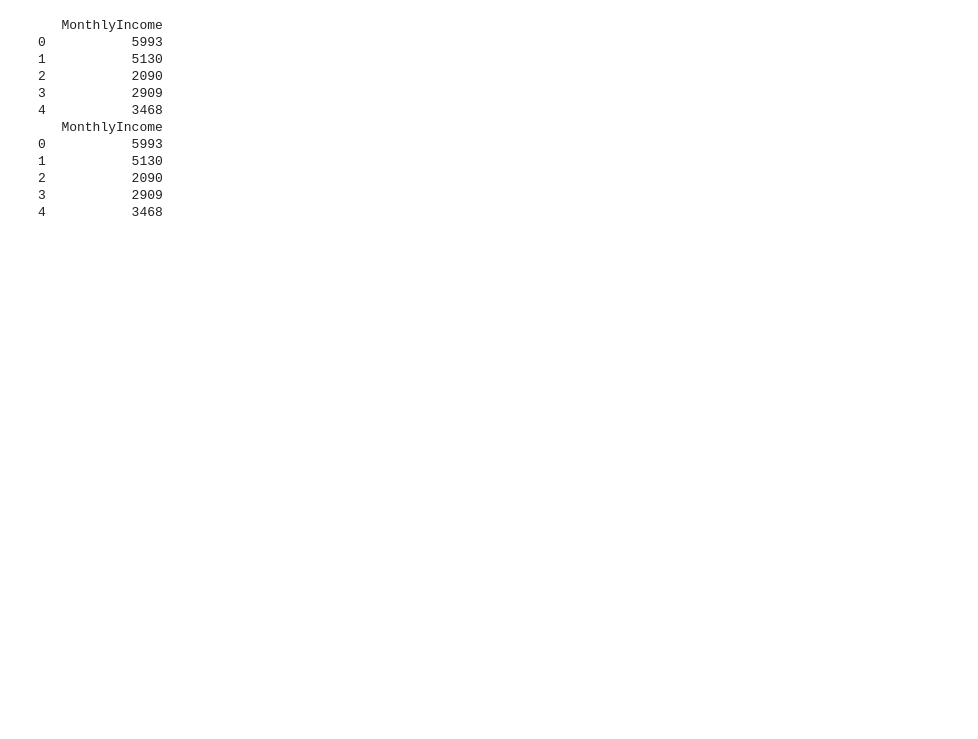
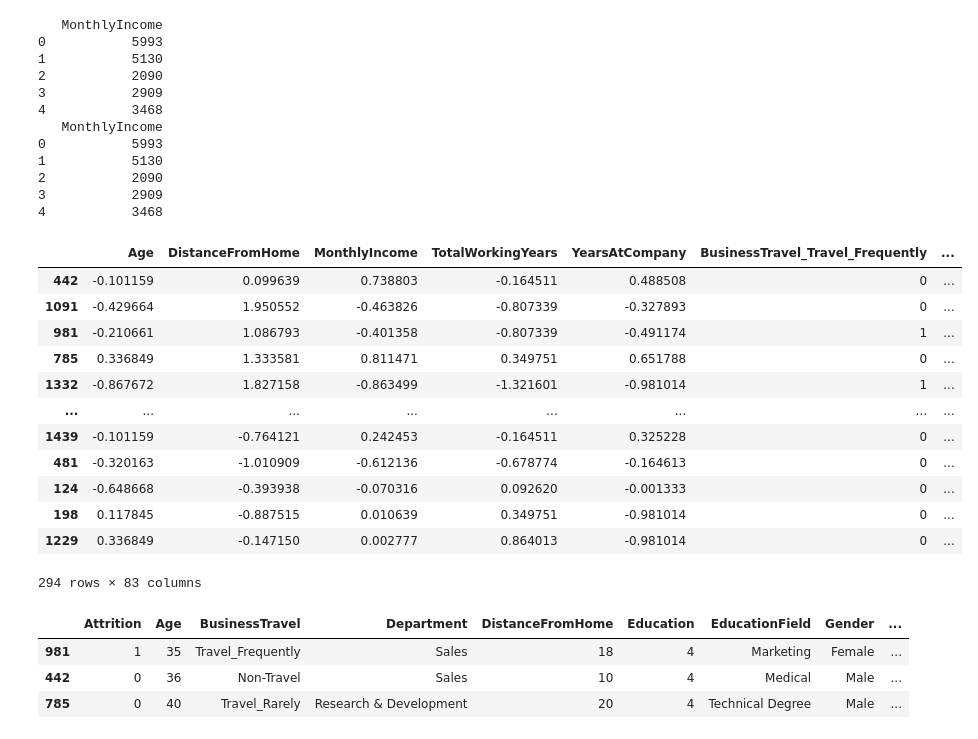
Before and after one commit to 24akhil/employee-churn-notebook, a Jupyter notebook: Employee_attrition_prediction.ipynb, the cells around one changed output. Drawn from its saved outputs; the diff is of its cells as text; code cells hidden in the pictures; blank space fills up the shorter version.

```diff
--- a/Employee_attrition_prediction.ipynb
+++ b/Employee_attrition_prediction.ipynb
@@ -629,0 +659,23 @@ print(testDf[['MonthlyIncome']].head())
+# %%
+xtest
+# %% [output]
+|  | Age | DistanceFromHome | MonthlyIncome | TotalWorkingYears | YearsAtCompany | BusinessTravel_Travel_Frequently | ... |
+| 442 | -0.101159 | 0.099639 | 0.738803 | -0.164511 | 0.488508 | 0 | ... |
+| 1091 | -0.429664 | 1.950552 | -0.463826 | -0.807339 | -0.327893 | 0 | ... |
+| 981 | -0.210661 | 1.086793 | -0.401358 | -0.807339 | -0.491174 | 1 | ... |
+| 785 | 0.336849 | 1.333581 | 0.811471 | 0.349751 | 0.651788 | 0 | ... |
+| 1332 | -0.867672 | 1.827158 | -0.863499 | -1.321601 | -0.981014 | 1 | ... |
+| ... | ... | ... | ... | ... | ... | ... | ... |
+| 1439 | -0.101159 | -0.764121 | 0.242453 | -0.164511 | 0.325228 | 0 | ... |
+| 481 | -0.320163 | -1.010909 | -0.612136 | -0.678774 | -0.164613 | 0 | ... |
+| 124 | -0.648668 | -0.393938 | -0.070316 | 0.092620 | -0.001333 | 0 | ... |
+| 198 | 0.117845 | -0.887515 | 0.010639 | 0.349751 | -0.981014 | 0 | ... |
+| 1229 | 0.336849 | -0.147150 | 0.002777 | 0.864013 | -0.981014 | 0 | ... |
+294 rows × 83 columns
+# %%
+data.loc[[981,442,785]].head()
+# %% [output]
+|  | Attrition | Age | BusinessTravel | Department | DistanceFromHome | Education | EducationField | Gender | ... |
+| 981 | 1 | 35 | Travel_Frequently | Sales | 18 | 4 | Marketing | Female | ... |
+| 442 | 0 | 36 | Non-Travel | Sales | 10 | 4 | Medical | Male | ... |
+| 785 | 0 | 40 | Travel_Rarely | Research & Development | 20 | 4 | Technical Degree | Male | ... |
```
Also changed, not shown: parts of 12 cells of this notebook, 4 other files.
